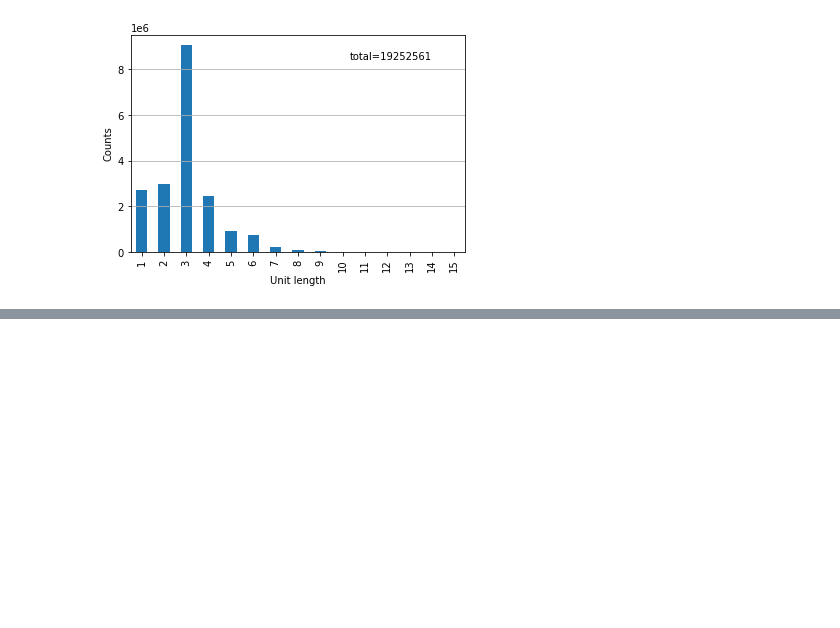
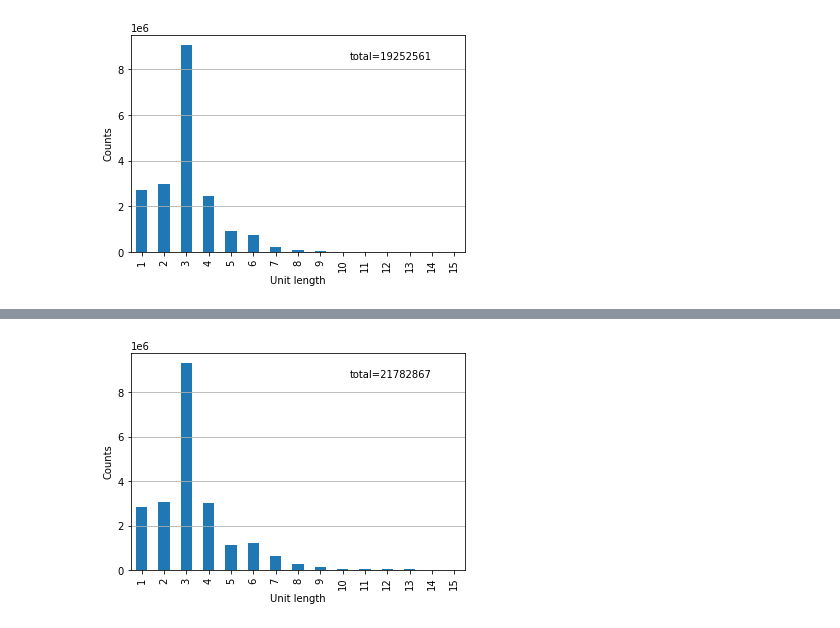
Before and after one commit to maverbiest/CRC_STRs, a Jupyter notebook: notebooks/repeat_counts.ipynb, the cells around one changed output, grey strips where cells are left out. Saved outputs shown, nothing was run; the diff lists cells and outputs as text; code cells hidden in the pictures; blank space fills up the shorter version.

```diff
--- a/notebooks/repeat_counts.ipynb
+++ b/notebooks/repeat_counts.ipynb
@@ -156,6 +178,14 @@ unit_number_counts_raw_df.set_index("unit_count", inplace=True)
 unit_len_counts_filt_df = pd.read_csv("/cfs/earth/scratch/verb/projects/CRC_STRs/results/general/counts_per_unit_len_p05_d01_trim.csv")
 unit_number_counts_filt_df = pd.read_csv("/cfs/earth/scratch/verb/projects/CRC_STRs/results/general/counts_per_repeat_number_p05_d01_trim.csv")
 unit_number_counts_filt_df.set_index("unit_count", inplace=True)
+
+unit_len_counts_filt2_df = pd.read_csv("/cfs/earth/scratch/verb/projects/CRC_STRs/results/general/counts_per_unit_len_p0.05_d0.075_trim.csv")
+unit_number_counts_filt2_df = pd.read_csv("/cfs/earth/scratch/verb/projects/CRC_STRs/results/general/counts_per_repeat_number_p0.05_d0.075_trim.csv")
+unit_number_counts_filt2_df.set_index("unit_count", inplace=True)
+
+unit_len_refined_df = pd.read_csv("/cfs/earth/scratch/verb/projects/CRC_STRs/results/general/counts_per_unit_len_refined.csv")
+unit_number_refined_df = pd.read_csv("/cfs/earth/scratch/verb/projects/CRC_STRs/results/general/counts_per_repeat_number_refined.csv")
+unit_number_refined_df.set_index("unit_count", inplace=True)
 # %%
 repeats_bar_plot(unit_len_counts_raw_df)
 # %% [output]
@@ -176,0 +207,4 @@ plt.subplots_adjust(wspace=0.5, hspace=1)
+# %%
+repeats_bar_plot(unit_len_counts_filt2_df)
+# %% [output]
+[figure, added]
```
Also changed, not shown: parts of 7 cells of this notebook, 23 other files.
